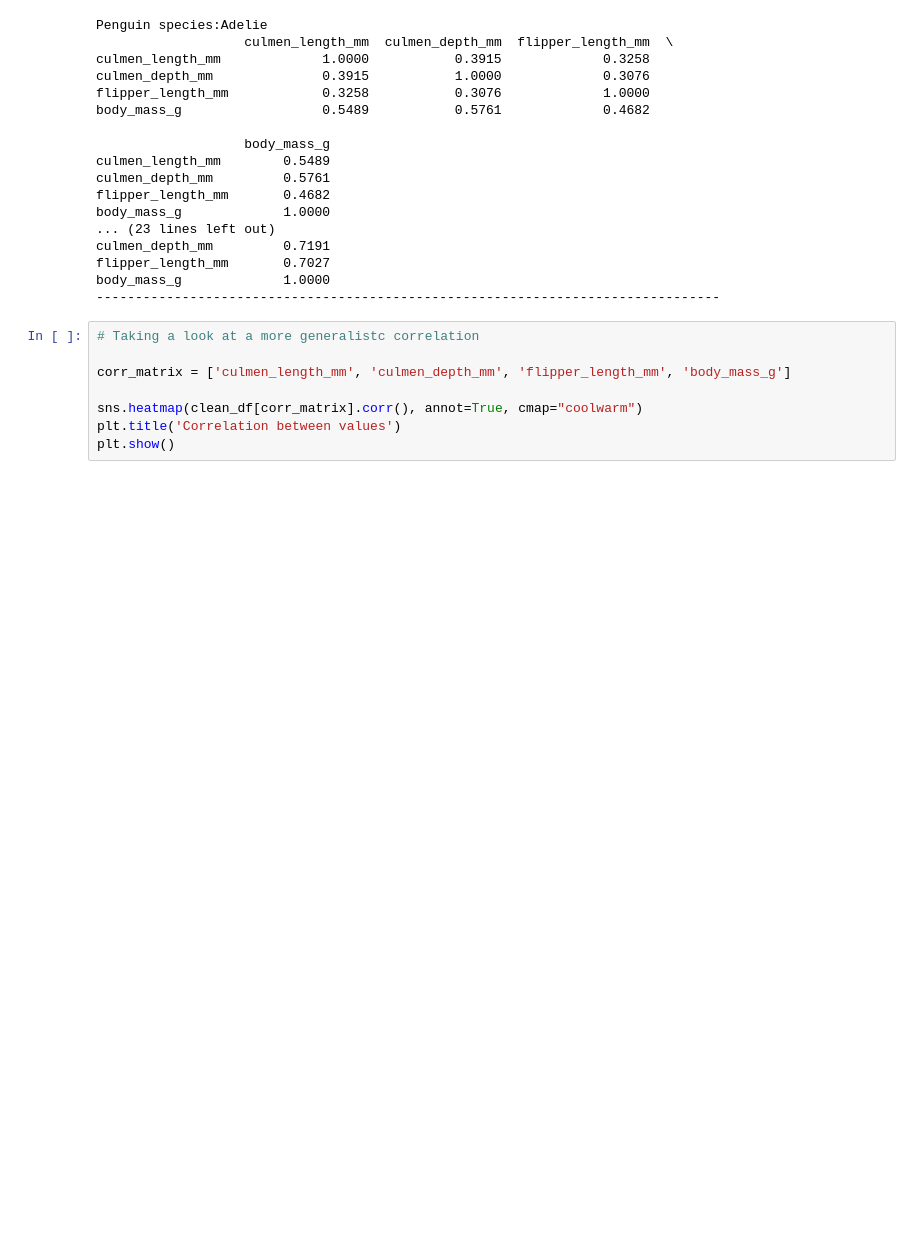
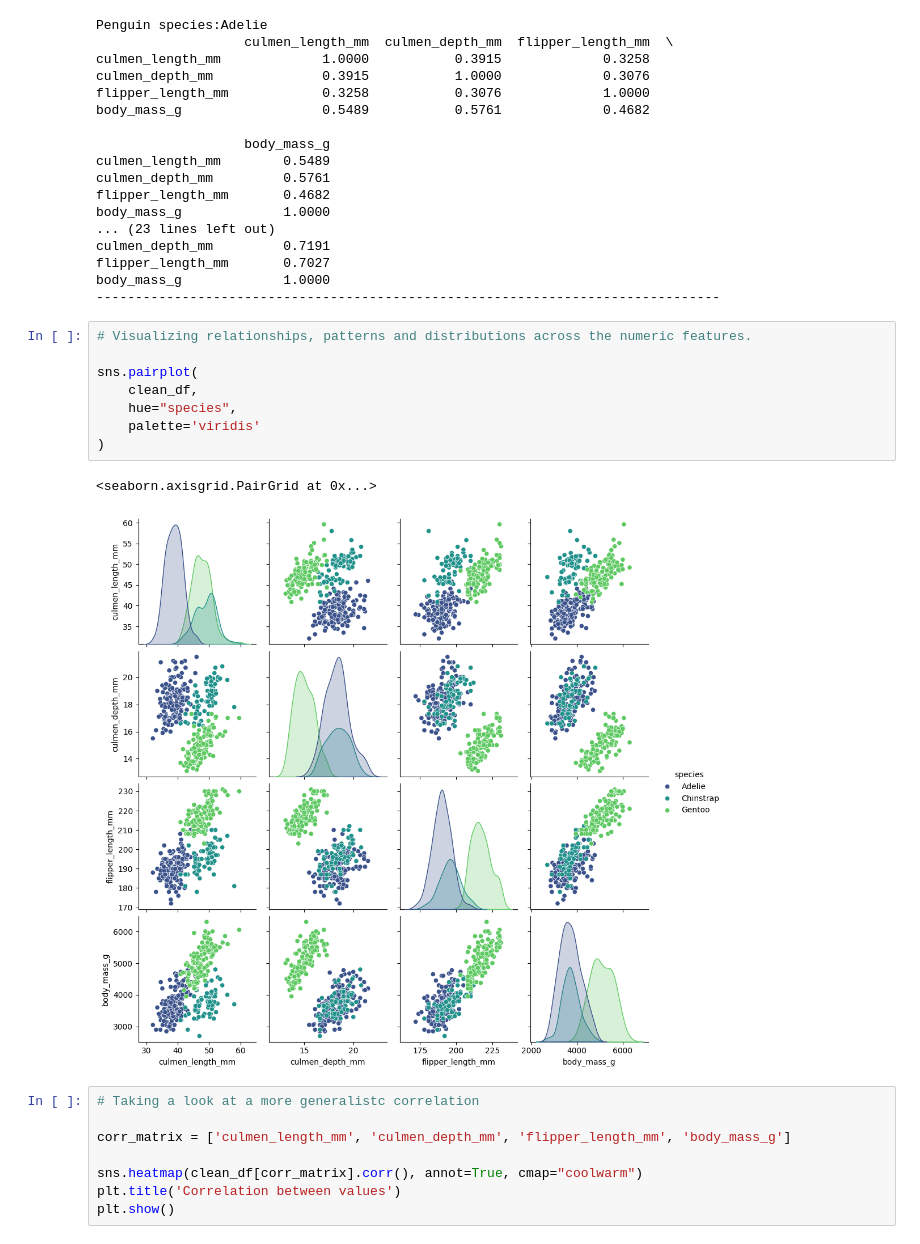
Before and after one commit to Leow14/Penguin-DF, a Jupyter notebook: notebook.ipynb, the cells around one changed output. Drawn from its saved outputs; the diff is of its cells as text; blank space fills up the shorter version.

Commit message:
Adding a pairplot before the correlations.

```diff
--- a/notebook.ipynb
+++ b/notebook.ipynb
@@ -591,6 +591,17 @@ culmen_depth_mm         0.7191
 flipper_length_mm       0.7027
 body_mass_g             1.0000
 --------------------------------------------------------------------------------
+# %%
+# Visualizing relationships, patterns and distributions across the numeric features.
+
+sns.pairplot(
+    clean_df,
+    hue="species",
+    palette='viridis'
+)
+# %% [output]
+<seaborn.axisgrid.PairGrid at 0x...>
+[figure, added]
 # %%
 # Taking a look at a more generalistc correlation
 
```
Also changed, not shown: parts of 1 cell of this notebook.
